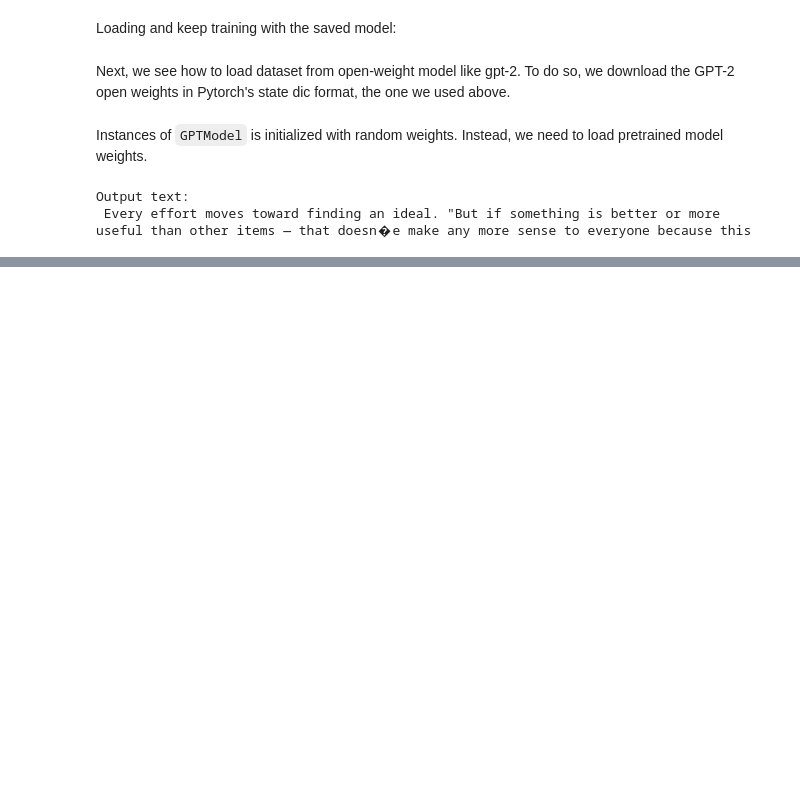
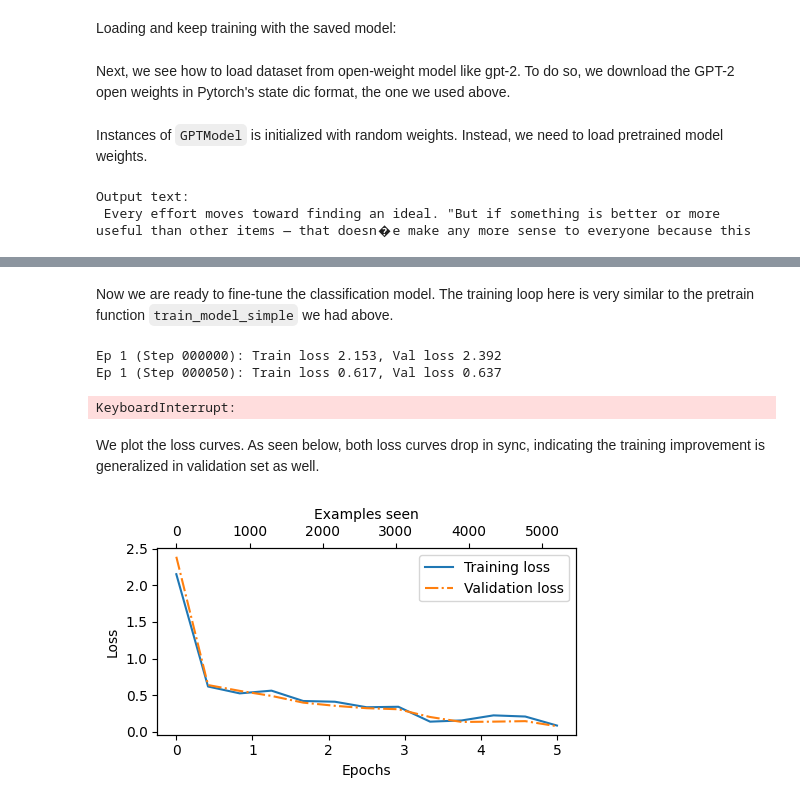
Before and after one commit to zzehli/study-notes, a Jupyter notebook: ml/llm-from-scratch.ipynb, the cells around one changed output, grey strips where cells are left out. Saved outputs shown, nothing was run; the diff lists cells and outputs as text; code cells hidden in the pictures; blank space fills up the shorter version.

```diff
--- a/ml/llm-from-scratch.ipynb
+++ b/ml/llm-from-scratch.ipynb
@@ -2379,0 +2573,4 @@ Output text:
+# %%
+train_dataset = SpamDataset(csv_file="train.csv", max_length=None, tokenizer=tokenizer)
+
+print(train_dataset.max_length)
@@ -2379,0 +2718,6 @@ Output text:
+# %%
+with torch.no_grad():
+    outputs = model(inputs)
+
+print("Outputs:\n", outputs)
+print("Outputs dimensions:", outputs.shape)  # shape: (batch_size, num_tokens, out_dim)
@@ -2379,0 +2739,4 @@ Output text:
+# %%
+probas = torch.softmax(outputs[:, -1, :], dim=-1)
+label = torch.argmax(probas)
+print("Class label:", label.item())
@@ -2379,0 +2806,6 @@ Output text:
+# %%
+def calc_loss_batch_binary(input_batch, target_batch, model, device):
+    input_batch, target_batch = input_batch.to(device), target_batch.to(device)
+    logits = model(input_batch)[:, -1, :]  # Logits of last output token
+    loss = torch.nn.functional.cross_entropy(logits, target_batch)
+    return loss
@@ -2379,0 +2846,2 @@ Output text:
+# %% [markdown]
+Now we are ready to fine-tune the classification model. The training loop here is very similar to the pretrain function `train_model_simple` we had above.
@@ -2379,0 +2896,57 @@ Output text:
+# %%
+import time
+
+start_time = time.time()
+
+torch.manual_seed(123)
+
+optimizer = torch.optim.AdamW(model.parameters(), lr=5e-5, weight_decay=0.1)
+
+num_epochs = 5
+train_losses, val_losses, train_accs, val_accs, examples_seen = train_classifier_simple(
+    model,
+    train_loader,
+    val_loader,
+    optimizer,
+    device,
+    num_epochs=num_epochs,
+    eval_freq=50,
+    eval_iter=5,
+)
+
+end_time = time.time()
+execution_time_minutes = (end_time - start_time) / 60
+print(f"Training completed in {execution_time_minutes:.2f} minutes.")
+# %% [output]
+Ep 1 (Step 000000): Train loss 2.153, Val loss 2.392
+Ep 1 (Step 000050): Train loss 0.617, Val loss 0.637
+KeyboardInterrupt:
+# %% [markdown]
+We plot the loss curves. As seen below, both loss curves drop in sync, indicating the training improvement is generalized in validation set as well.
+# %%
+def plot_values(epochs_seen, examples_seen, train_values, val_values, label="loss"):
+    fig, ax1 = plt.subplots(figsize=(5, 3))
+
+    # Plot training and validation loss against epochs
+    ax1.plot(epochs_seen, train_values, label=f"Training {label}")
+    ax1.plot(epochs_seen, val_values, linestyle="-.", label=f"Validation {label}")
+    ax1.set_xlabel("Epochs")
+    ax1.set_ylabel(label.capitalize())
+    ax1.legend()
+
+    # Create a second x-axis for examples seen
+    ax2 = ax1.twiny()  # Create a second x-axis that shares the same y-axis
+    ax2.plot(examples_seen, train_values, alpha=0)  # Invisible plot for aligning ticks
+    ax2.set_xlabel("Examples seen")
+
+    fig.tight_layout()  # Adjust layout to make room
+    plt.savefig(f"{label}-plot.pdf")
+    plt.show()
+
+
+epochs_tensor = torch.linspace(0, num_epochs, len(train_losses))
+examples_seen_tensor = torch.linspace(0, examples_seen, len(train_losses))
+
+plot_values(epochs_tensor, examples_seen_tensor, train_losses, val_losses)
+# %% [output]
+[figure, added]
```
Also changed, not shown: parts of 120 cells of this notebook, 2 other files.
